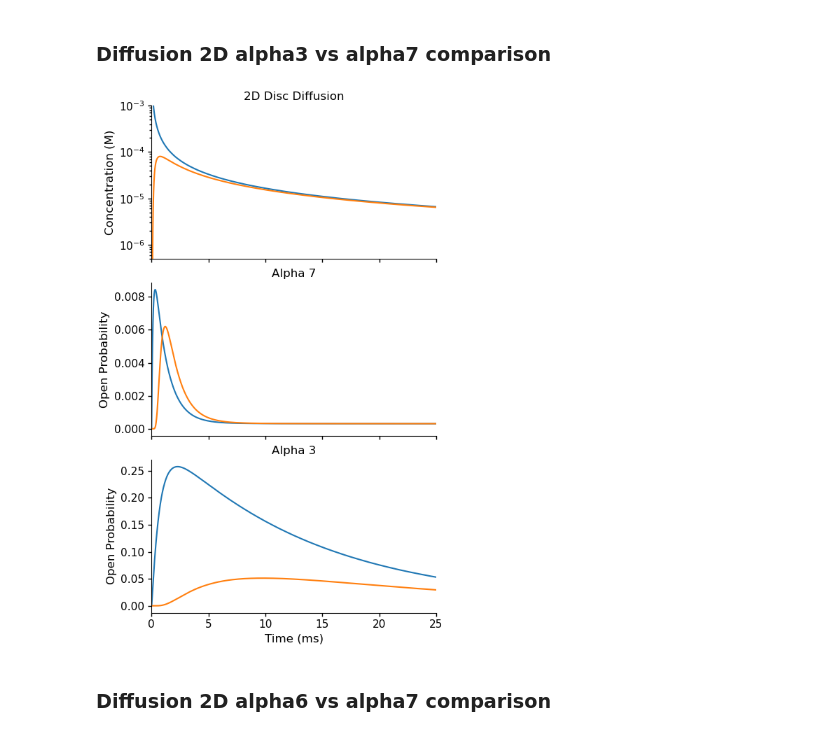
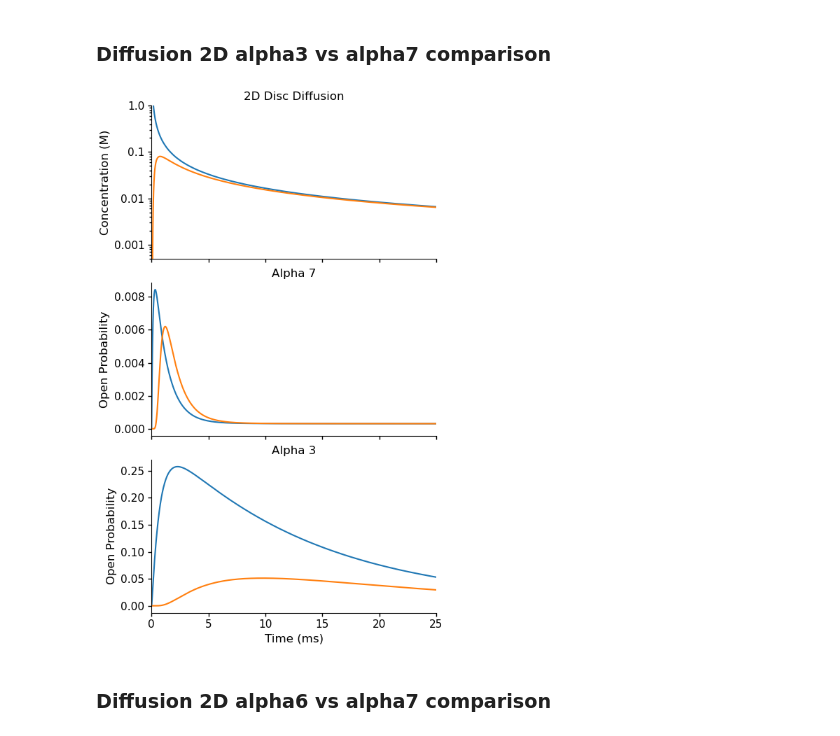
Before and after one commit to geoffder/kinetics, a Jupyter notebook: thesis_figs.ipynb, the cells around one changed output. Saved outputs shown, nothing was run; the diff lists cells and outputs as text; code cells hidden in the pictures.

Commit message:
Added combo figures and some improvements

```diff
--- a/thesis_figs.ipynb
+++ b/thesis_figs.ipynb
@@ -74,33 +76,36 @@ for ext in exts:
 # %%
 alpha3_vs_7_fig, alpha3_vs_7_ax = plt.subplots(3, sharex=True, figsize=(5, 8))
 
 alpha3_vs_7_ax[0].plot(a3_prox.time, prox_agonist, label="Proximal (r = 0)")
 alpha3_vs_7_ax[0].plot(a3_prox.time, distal_agonist, label="Distal (r = 1.1μm)")
 alpha3_vs_7_ax[0].set_ylabel("Concentration (M)", fontsize=12)
 alpha3_vs_7_ax[0].set_yscale("log")
-alpha3_vs_7_ax[0].set_ylim(5e-7, 1e-3)
+alpha3_vs_7_ax[0].set_ylim(5e-4, 1)
+yticks = [10e-4 * 10 ** i for i in range(4)]
+alpha3_vs_7_ax[0].set_yticks(yticks)
+alpha3_vs_7_ax[0].set_yticklabels(yticks)
 alpha3_vs_7_ax[0].set_title("2D Disc Diffusion")
 
 alpha3_vs_7_ax[1].plot(a7_prox.time, a7_open_prox, label="Proximal (r = 0)")
 alpha3_vs_7_ax[1].plot(a7_distal.time, a7_open_distal, label="Distal (r = 1.1μm)")
 alpha3_vs_7_ax[1].set_ylabel("Open Probability", fontsize=12)
 alpha3_vs_7_ax[1].set_title("Alpha 7")
 
 alpha3_vs_7_ax[2].plot(a3_prox.time, a3_open_prox, label="Proximal (r = 0)")
 alpha3_vs_7_ax[2].plot(a3_distal.time, a3_open_distal, label="Distal (r = 1.1μm)")
 alpha3_vs_7_ax[2].set_xlim(0, 25)
 alpha3_vs_7_ax[2].set_xlabel("Time (ms)", fontsize=12)
 alpha3_vs_7_ax[2].set_ylabel("Open Probability", fontsize=12)
 alpha3_vs_7_ax[2].set_title("Alpha 3")
 
 clean_axes(alpha3_vs_7_ax)
 alpha3_vs_7_fig.set_layout_engine("compressed")
 
 for ext in exts:
     name = "nACHR_2D_diffusion_comparison" + ext
     alpha3_vs_7_fig.savefig(os.path.join(fig_path, name), bbox_inches="tight")
 # %% [output]
-[figure, old version]
+[figure, new version]
 # %% [markdown]
 ### Diffusion 2D alpha6 vs alpha7 comparison
 # %%
```
Also changed, not shown: parts of 5 cells of this notebook, 2 other files.
